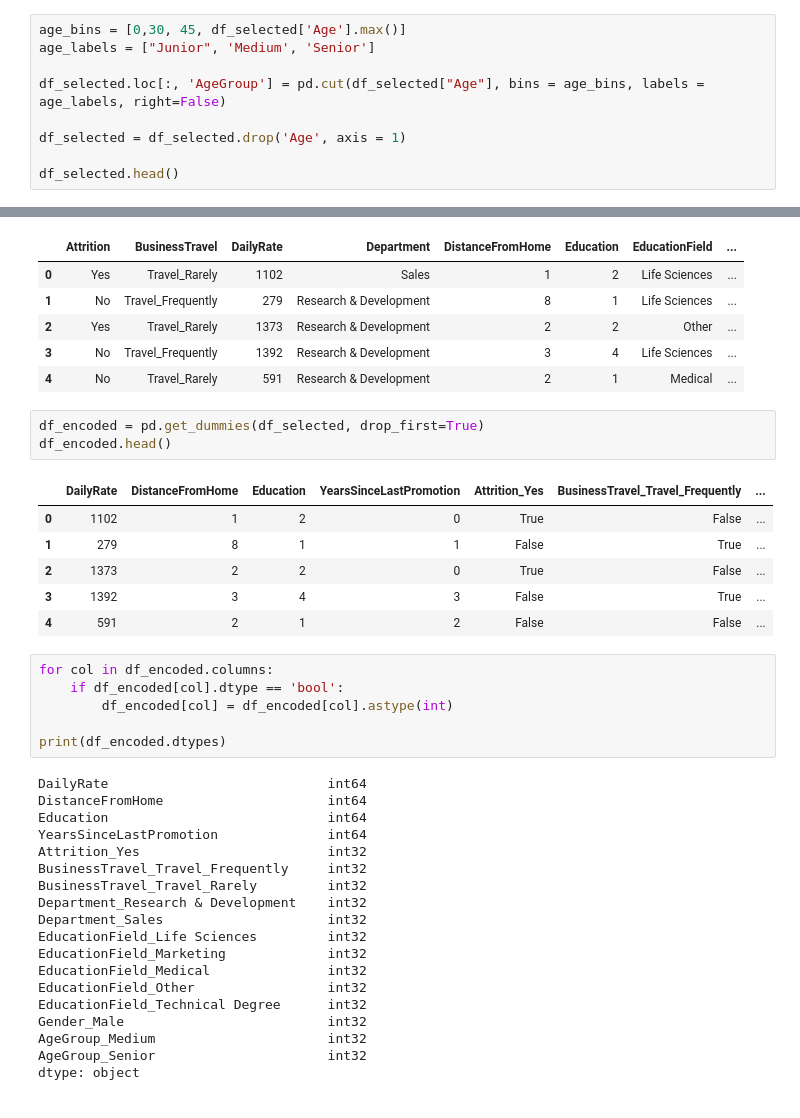
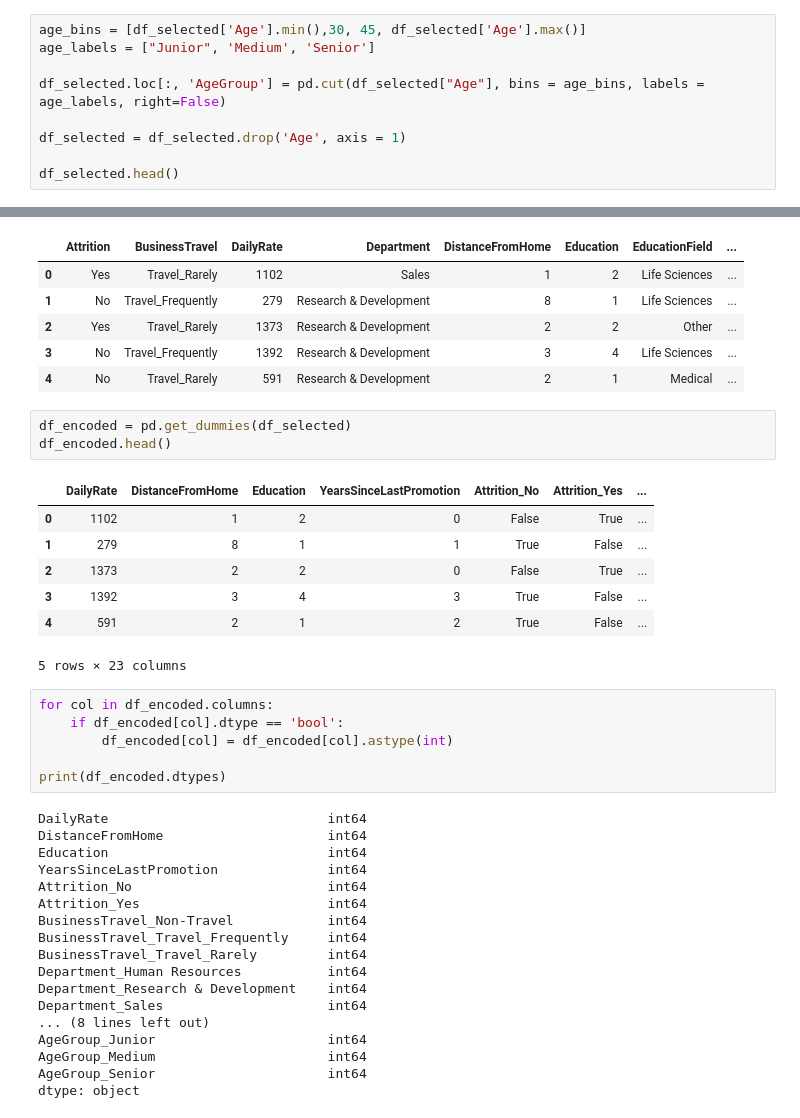
Before and after one commit to chihab4real/Explanation-Comparisons, a Jupyter notebook: main.ipynb, the cells around one changed output, grey strips where cells are left out. Saved outputs shown, nothing was run; the diff lists cells and outputs as text.

```diff
--- a/main.ipynb
+++ b/main.ipynb
@@ -53,5 +76,5 @@ df_selected.head()
 # %%
-age_bins = [0,30, 45, df_selected['Age'].max()]
+age_bins = [df_selected['Age'].min(),30, 45, df_selected['Age'].max()]
 age_labels = ["Junior", 'Medium', 'Senior']
 
 df_selected.loc[:, 'AgeGroup'] = pd.cut(df_selected["Age"], bins = age_bins, labels = age_labels, right=False)
@@ -72,15 +95,16 @@ See the caveats in the documentation: https://pandas.pydata.org/pandas-docs/stab
 | 3 | No | Travel_Frequently | 1392 | Research & Development | 3 | 4 | Life Sciences | ... |
 | 4 | No | Travel_Rarely | 591 | Research & Development | 2 | 1 | Medical | ... |
 # %%
-df_encoded = pd.get_dummies(df_selected, drop_first=True)
+df_encoded = pd.get_dummies(df_selected)
 df_encoded.head()
 # %% [output]
-|  | DailyRate | DistanceFromHome | Education | YearsSinceLastPromotion | Attrition_Yes | BusinessTravel_Travel_Frequently | ... |
-| 0 | 1102 | 1 | 2 | 0 | True | False | ... |
-| 1 | 279 | 8 | 1 | 1 | False | True | ... |
-| 2 | 1373 | 2 | 2 | 0 | True | False | ... |
-| 3 | 1392 | 3 | 4 | 3 | False | True | ... |
-| 4 | 591 | 2 | 1 | 2 | False | False | ... |
+|  | DailyRate | DistanceFromHome | Education | YearsSinceLastPromotion | Attrition_No | Attrition_Yes | ... |
+| 0 | 1102 | 1 | 2 | 0 | False | True | ... |
+| 1 | 279 | 8 | 1 | 1 | True | False | ... |
+| 2 | 1373 | 2 | 2 | 0 | False | True | ... |
+| 3 | 1392 | 3 | 4 | 3 | True | False | ... |
+| 4 | 591 | 2 | 1 | 2 | True | False | ... |
+5 rows × 23 columns
 # %%
 for col in df_encoded.columns:
     if df_encoded[col].dtype == 'bool':
@@ -92,19 +116,18 @@ DailyRate                            int64
 DistanceFromHome                     int64
 Education                            int64
 YearsSinceLastPromotion              int64
-Attrition_Yes                        int32
-BusinessTravel_Travel_Frequently     int32
-BusinessTravel_Travel_Rarely         int32
-Department_Research & Development    int32
-Department_Sales                     int32
-EducationField_Life Sciences         int32
-EducationField_Marketing             int32
-EducationField_Medical               int32
-EducationField_Other                 int32
-EducationField_Technical Degree      int32
-Gender_Male                          int32
-AgeGroup_Medium                      int32
-AgeGroup_Senior                      int32
+Attrition_No                         int64
+Attrition_Yes                        int64
+BusinessTravel_Non-Travel            int64
+BusinessTravel_Travel_Frequently     int64
+BusinessTravel_Travel_Rarely         int64
+Department_Human Resources           int64
+Department_Research & Development    int64
+Department_Sales                     int64
+... (8 lines left out)
+AgeGroup_Junior                      int64
+AgeGroup_Medium                      int64
+AgeGroup_Senior                      int64
 dtype: object
 # %%
 df_encoded.head()
```
Also changed, not shown: parts of 27 cells of this notebook.
